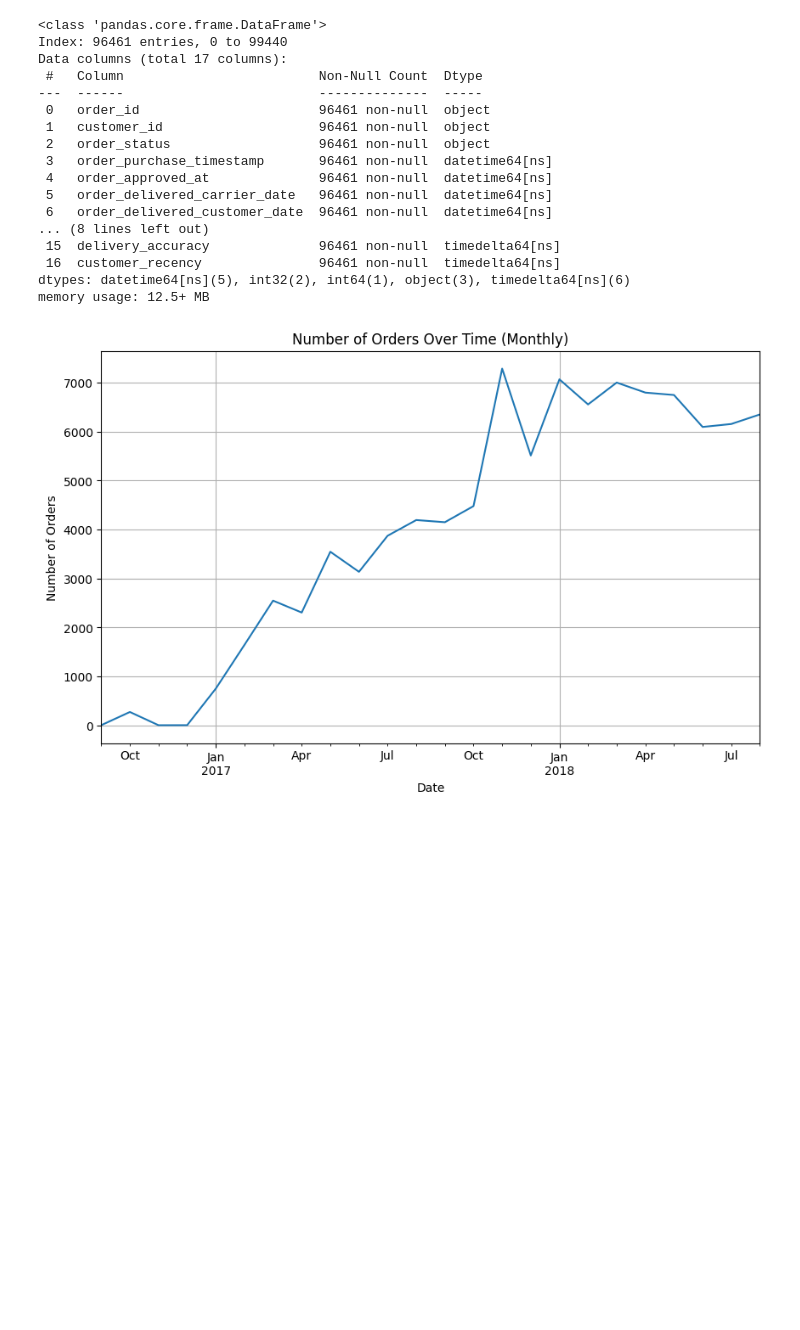
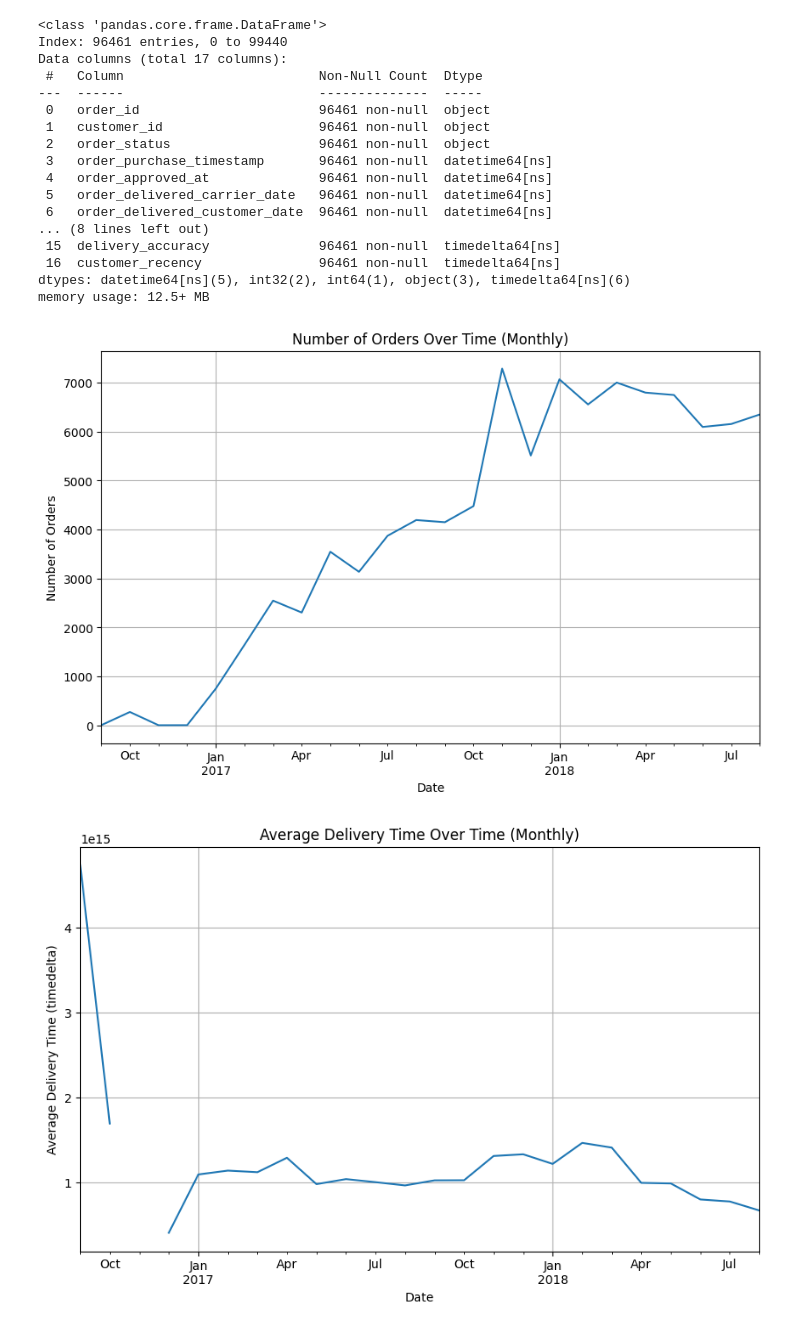
Before and after one commit to Mohit-Singh-261097/Customer-Segmentation-Analysis-Brazillian_E-commercence_Dataset-, a Jupyter notebook: notebooks/Customer_Segmentation.ipynb, the cells around one changed output. Cells and saved outputs as stored; diff of their text form; code cells hidden in the pictures; blank space fills up the shorter version.

```diff
--- a/notebooks/Customer_Segmentation.ipynb
+++ b/notebooks/Customer_Segmentation.ipynb
@@ -781,13 +781,81 @@ base_path = "E:\\DATASCIENCE PORTFOLIO\\Projects\\Segmentation\\Visualizations\\
 # %%
 # 1. Number of Orders Over Time (Monthly)
 orders_per_month = orders_df['order_id'].resample('M').count()
 plt.figure(figsize=(10, 6))
 orders_per_month.plot()
 plt.title('Number of Orders Over Time (Monthly)')
 plt.xlabel('Date')
 plt.ylabel('Number of Orders')
 plt.grid(True)
 plt.savefig(f"{base_path}number_of_orders_over_time.png", dpi=300)
 plt.show()
+
+# 2. Total Payment Value Over Time (Monthly)
+if 'payment_value' in orders_df.columns:
+    total_payment_per_month = orders_df.resample('M')['payment_value'].sum()
+    plt.figure(figsize=(10, 6))
+    total_payment_per_month.plot()
+    plt.title('Total Payment Value Over Time (Monthly)')
+    plt.xlabel('Date')
+    plt.ylabel('Total Payment Value')
+    plt.grid(True)
+    plt.savefig(f"{base_path}total_payment_value_over_time.png", dpi=300)
+    plt.show()
+
+# 3. Average Delivery Time Over Time (Monthly)
+avg_delivery_time_per_month = orders_df.resample('M')['total_delivery_time'].mean()
+plt.figure(figsize=(10, 6))
+avg_delivery_time_per_month.plot()
+plt.title('Average Delivery Time Over Time (Monthly)')
+plt.xlabel('Date')
+plt.ylabel('Average Delivery Time (timedelta)')
+plt.grid(True)
+plt.savefig(f"{base_path}avg_delivery_time_over_time.png", dpi=300)
+plt.show()
+
+# 4. Average Processing Time Over Time (Monthly)
+avg_processing_time_per_month = orders_df.resample('M')['order_processing_time'].mean()
+plt.figure(figsize=(10, 6))
+avg_processing_time_per_month.plot()
+plt.title('Average Order Processing Time Over Time (Monthly)')
+plt.xlabel('Date')
+plt.ylabel('Average Processing Time (timedelta)')
+plt.grid(True)
+plt.savefig(f"{base_path}avg_processing_time_over_time.png", dpi=300)
+plt.show()
+
+# 5. Shipping Preparation Time Over Time (Monthly)
+avg_shipping_preparation_time_per_month = orders_df.resample('M')['shipping_preparation_time'].mean()
+plt.figure(figsize=(10, 6))
+avg_shipping_preparation_time_per_month.plot()
+plt.title('Average Shipping Preparation Time Over Time (Monthly)')
+plt.xlabel('Date')
+plt.ylabel('Average Shipping Preparation Time (timedelta)')
+plt.grid(True)
+plt.savefig(f"{base_path}avg_shipping_preparation_time_over_time.png", dpi=300)
+plt.show()
+
+# 6. Delivery Delay Over Time (Monthly)
+avg_delivery_delay_per_month = orders_df.resample('M')['delivery_delay'].mean()
+plt.figure(figsize=(10, 6))
+avg_delivery_delay_per_month.plot()
+plt.title('Average Delivery Delay Over Time (Monthly)')
+plt.xlabel('Date')
+plt.ylabel('Average Delivery Delay (timedelta)')
+plt.grid(True)
+plt.savefig(f"{base_path}avg_delivery_delay_over_time.png", dpi=300)
+plt.show()
+
+# 7. Customer Recency Over Time (Monthly)
+avg_customer_recency_per_month = orders_df.resample('M')['customer_recency'].mean()
+plt.figure(figsize=(10, 6))
+avg_customer_recency_per_month.plot()
+plt.title('Average Customer Recency Over Time (Monthly)')
+plt.xlabel('Date')
+plt.ylabel('Average Customer Recency (timedelta)')
+plt.grid(True)
+plt.savefig(f"{base_path}avg_customer_recency_over_time.png", dpi=300)
+plt.show()
 # %% [output]
 [figure]
+[figure, added]
```
Also changed, not shown: parts of 4 cells of this notebook.
